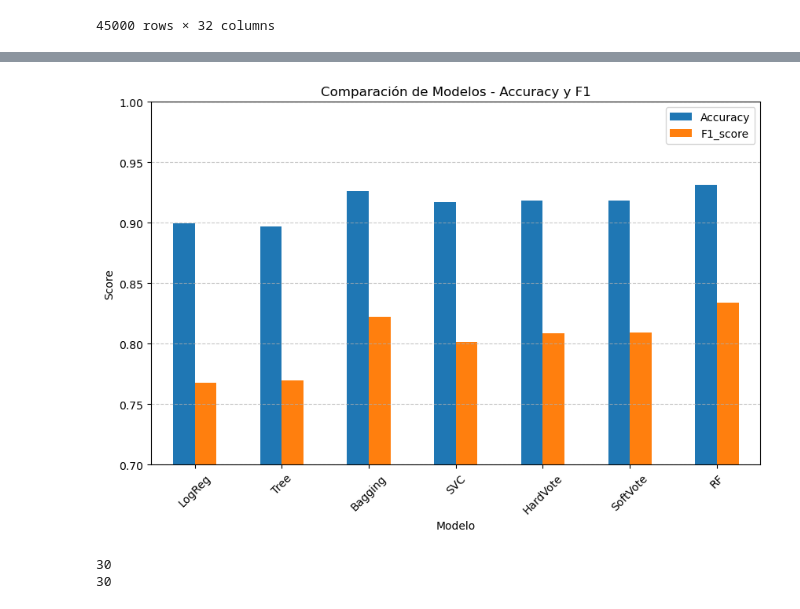
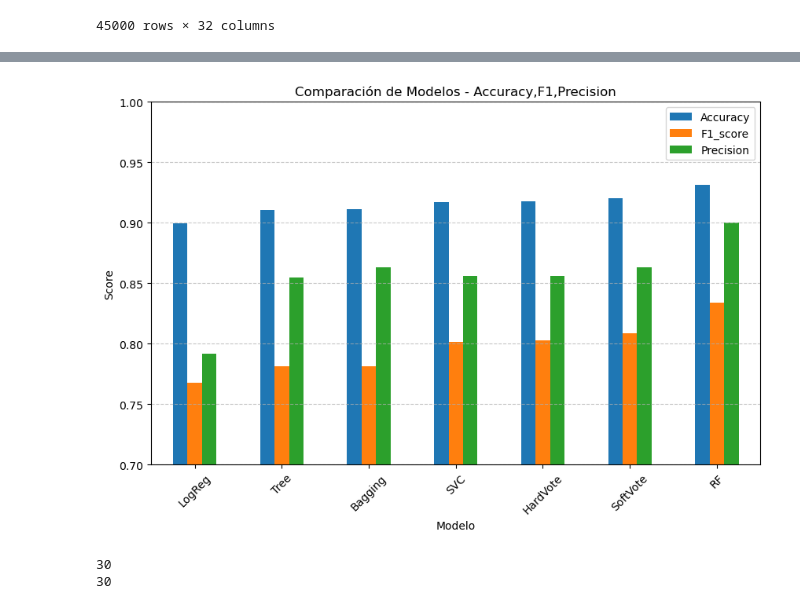
Before and after one commit to Flaviongas/Ensemble_ML, a Jupyter notebook: Ensemble.ipynb, the cells around one changed output, grey strips where cells are left out. Cells and saved outputs as stored; diff of their text form; code cells hidden in the pictures.

```diff
--- a/Ensemble.ipynb
+++ b/Ensemble.ipynb
@@ -160,16 +171,12 @@ X = df_to_train.drop('loan_status', axis=1)
 
 X_train, X_test, y_train, y_test = train_test_split(X, y, test_size=0.25, random_state=42, stratify=y)
 # %%
-from sklearn.ensemble import VotingClassifier, RandomForestClassifier, BaggingClassifier
-from sklearn.linear_model import LogisticRegression
-from sklearn.svm import SVC
-from sklearn.tree import DecisionTreeClassifier
-from sklearn.metrics import accuracy_score,f1_score,recall_score
+
 
 metricas = []
-
+matrices = []
 log_clf = LogisticRegression(random_state=42)
-tree_clf = DecisionTreeClassifier(max_depth=None, random_state=42)
+tree_clf = DecisionTreeClassifier(max_depth=5, random_state=42)
 svc_clf = SVC(kernel="rbf", gamma="scale", probability=True, random_state=42)  # probability=True habilita soft voting
 
 
@@ -193,7 +200,10 @@ for name, clf in [("LogReg", log_clf), ("Tree", tree_clf), ("Bagging", bagging),
     acc = accuracy_score(y_test, y_pred)
     f1 = f1_score(y_test, y_pred)
     rec = recall_score(y_test, y_pred)
-    resultados = {'Modelo': name,'Accuracy':acc,'F1_score':f1,'Recall':rec}
+    precision = precision_score(y_test, y_pred)
+    resultados = {'Modelo': name,'Accuracy':acc,'F1_score':f1,'Recall':rec,'Precision':precision}
     metricas.append(resultados)
-    print(f"{name:9s}  Acc={acc:.3f}  F1={f1:.3f} Recall = {rec}%")
+    print(f"{name:9s}  Acc={acc:.3f}  F1={f1:.3f} Recall = {rec} Precision = {precision}")
+    matriz = confusion_matrix(y_test, y_pred)
+    matrices.append({'nombre':name,'modelo': clf,'matriz':matriz})
 # %% [output]
@@ -206,7 +232,6 @@ SoftVote   Acc=0.918  F1=0.810 Recall = 0.7824%
 # %%
 #random frorest + obb score
-from sklearn.ensemble import RandomForestClassifier
-from sklearn.metrics import confusion_matrix,ConfusionMatrixDisplay
+
 rf = RandomForestClassifier(
     n_estimators=500,
     max_depth=None,
@@ -222,11 +247,10 @@ acc = accuracy_score(y_test, y_pred)
 f1 = f1_score(y_test, y_pred)
 oob = rf.oob_score_
 rec = recall_score(y_test, y_pred)
-metricas.append({'Modelo': 'RF','Accuracy':acc,'F1_score':f1,'Recall':rec})
-print(f"Random Forest Acc={acc:.3f}  F1={f1:.3f} Recall = {rec}%")
-print(f"OOB score:{oob}%")
-print(f"Distancia entre Acc y Obb = {abs(acc - rf.oob_score_)}%")
+precision = precision_score(y_test, y_pred)
+metricas.append({'Modelo': 'RF','Accuracy':acc,'F1_score':f1,'Recall':rec,'Precision': precision})
+print(f"Random Forest Acc={acc:.3f}  F1={f1:.3f} Recall = {rec} Precision = {precision}")
+print(f"OOB score:{oob}")
 matriz = confusion_matrix(y_test, y_pred)
-disp = ConfusionMatrixDisplay(confusion_matrix=matriz,display_labels=rf.classes_)
-disp.plot()
+matrices.append({'nombre':'Random forest','modelo': rf,'matriz':matriz})
 # %% [output]
@@ -238,16 +278,16 @@ Distancia entre Acc y Obb = 0.0010666666666666602%
 # %%
 
-import matplotlib.pyplot as plt
+
 df_metricas = pd.DataFrame(metricas)
 
-ax = a.plot(x="Modelo", y=["Accuracy", "F1_score"], kind="bar", figsize=(10,6))
-plt.title("Comparación de Modelos - Accuracy y F1")
+ax = df_metricas.plot(x="Modelo", y=["Accuracy", "F1_score","Precision"], kind="bar", figsize=(10,6))
+plt.title("Comparación de Modelos - Accuracy,F1,Precision")
 plt.ylabel("Score")
 plt.xticks(rotation=45)
 plt.ylim(0.7, 1.0)
-plt.legend(["Accuracy", "F1_score"])
+plt.legend(["Accuracy", "F1_score","Precision"])
 plt.grid(axis="y", linestyle="--", alpha=0.7)
 plt.show()
 # %% [output]
-[figure, old version]
+[figure, new version]
 # %%
```
Also changed, not shown: parts of 12 cells of this notebook.
